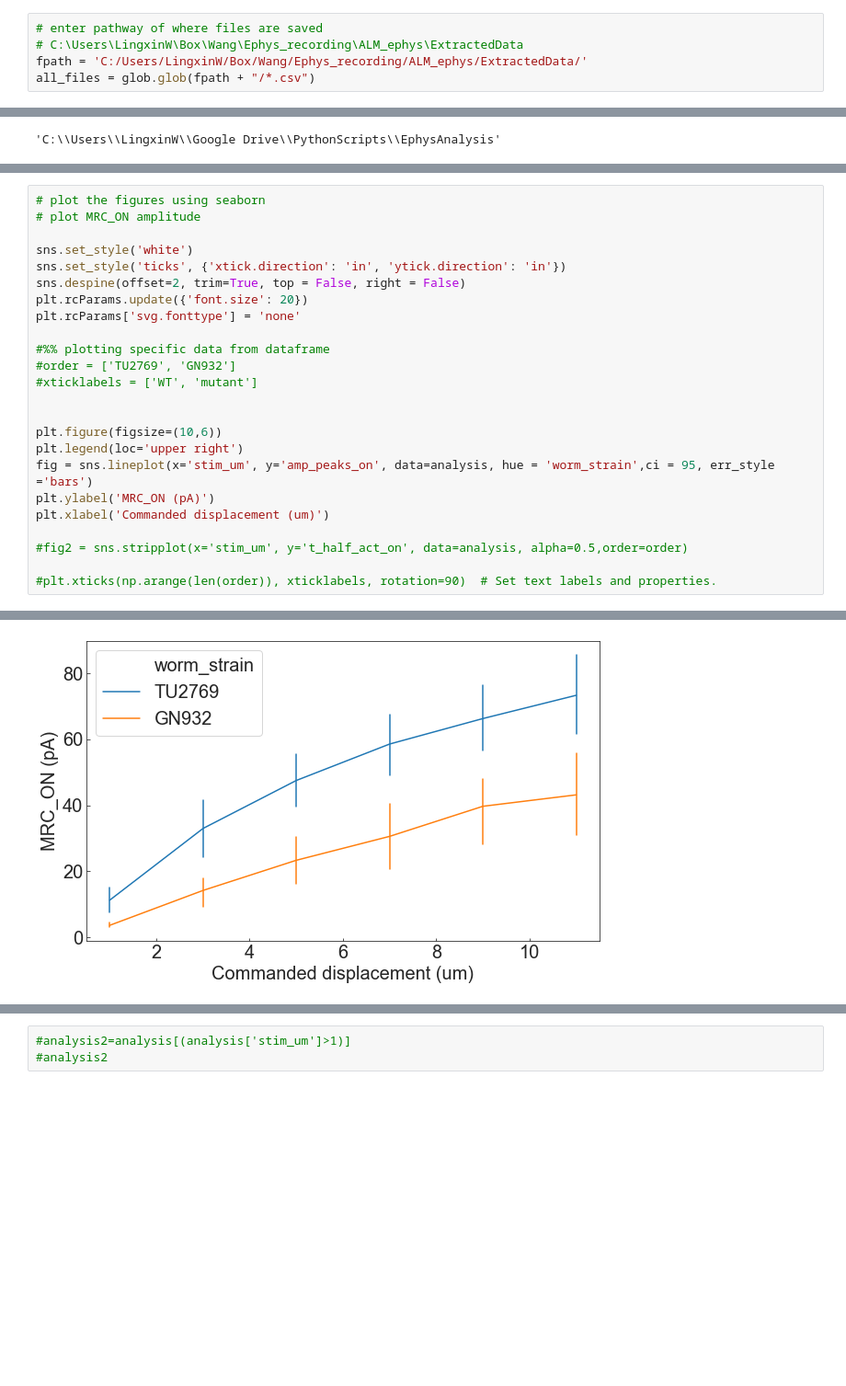
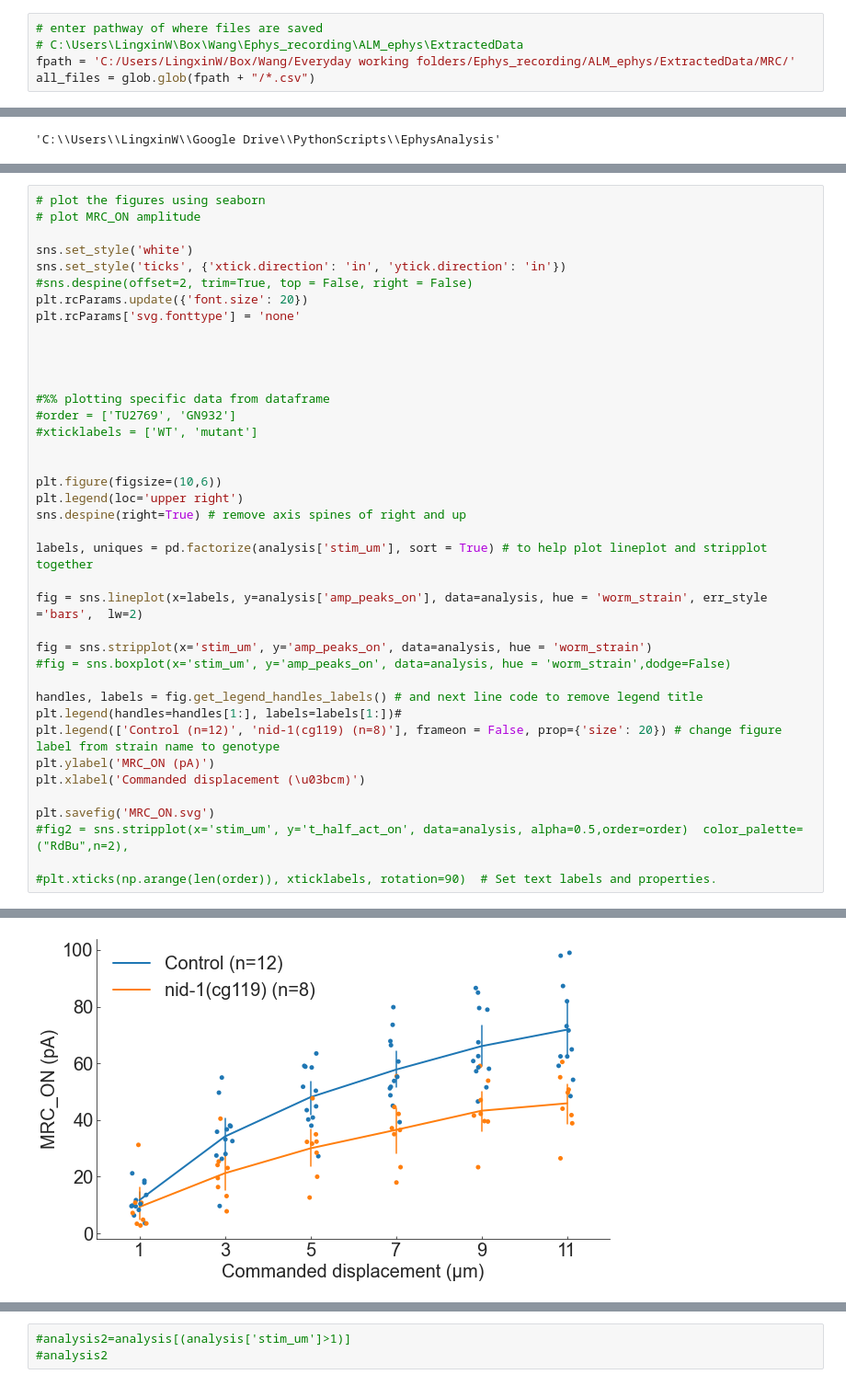
Before and after one commit to Lingxin-hub/EphysAnalysis, a Jupyter notebook: MRC_Plotting.ipynb, the cells around one changed output, grey strips where cells are left out. Shown: that part at 92% size. Cells and saved outputs as stored; diff of their text form; blank space fills up the shorter version.

```diff
--- a/MRC_Plotting.ipynb
+++ b/MRC_Plotting.ipynb
@@ -12,7 +12,7 @@ import numpy as np
 # %%
 # enter pathway of where files are saved
 # C:\Users\LingxinW\Box\Wang\Ephys_recording\ALM_ephys\ExtractedData
-fpath = 'C:/Users/LingxinW/Box/Wang/Ephys_recording/ALM_ephys/ExtractedData/'
+fpath = 'C:/Users/LingxinW/Box/Wang/Everyday working folders/Ephys_recording/ALM_ephys/ExtractedData/MRC/'
 all_files = glob.glob(fpath + "/*.csv")
 # %%
 pwd
@@ -78,9 +73,12 @@ Name: amp_peaks_on, Length: 72, dtype: float64
 
 sns.set_style('white')
 sns.set_style('ticks', {'xtick.direction': 'in', 'ytick.direction': 'in'})
-sns.despine(offset=2, trim=True, top = False, right = False)
+#sns.despine(offset=2, trim=True, top = False, right = False)
 plt.rcParams.update({'font.size': 20})
 plt.rcParams['svg.fonttype'] = 'none'
+
+
+
 
 #%% plotting specific data from dataframe
 #order = ['TU2769', 'GN932']
@@ -89,11 +87,23 @@ plt.rcParams['svg.fonttype'] = 'none'
 
 plt.figure(figsize=(10,6))
 plt.legend(loc='upper right')
-fig = sns.lineplot(x='stim_um', y='amp_peaks_on', data=analysis, hue = 'worm_strain',ci = 95, err_style ='bars')
+sns.despine(right=True) # remove axis spines of right and up
+
+labels, uniques = pd.factorize(analysis['stim_um'], sort = True) # to help plot lineplot and stripplot together
+
+fig = sns.lineplot(x=labels, y=analysis['amp_peaks_on'], data=analysis, hue = 'worm_strain', err_style ='bars',  lw=2)
+
+fig = sns.stripplot(x='stim_um', y='amp_peaks_on', data=analysis, hue = 'worm_strain')
+#fig = sns.boxplot(x='stim_um', y='amp_peaks_on', data=analysis, hue = 'worm_strain',dodge=False)
+
+handles, labels = fig.get_legend_handles_labels() # and next line code to remove legend title
+plt.legend(handles=handles[1:], labels=labels[1:])#
+plt.legend(['Control (n=12)', 'nid-1(cg119) (n=8)'], frameon = False, prop={'size': 20}) # change figure label from strain name to genotype
 plt.ylabel('MRC_ON (pA)')
-plt.xlabel('Commanded displacement (um)')
+plt.xlabel('Commanded displacement (\u03bcm)')
 
-#fig2 = sns.stripplot(x='stim_um', y='t_half_act_on', data=analysis, alpha=0.5,order=order)
+plt.savefig('MRC_ON.svg')
+#fig2 = sns.stripplot(x='stim_um', y='t_half_act_on', data=analysis, alpha=0.5,order=order)  color_palette=("RdBu",n=2),
 
 #plt.xticks(np.arange(len(order)), xticklabels, rotation=90)  # Set text labels and properties.
 # %% [output]
@@ -103,4 +111,4 @@ Text(0.5, 0, 'Commanded displacement (um)')
-[figure, old version]
+[figure, new version]
 # %%
 # change negative current value to positive for plotting purpose and display purpose
 analysis['amp_peaks_off']=-analysis['amp_peaks_off']
```
Also changed, not shown: parts of 12 cells of this notebook.
